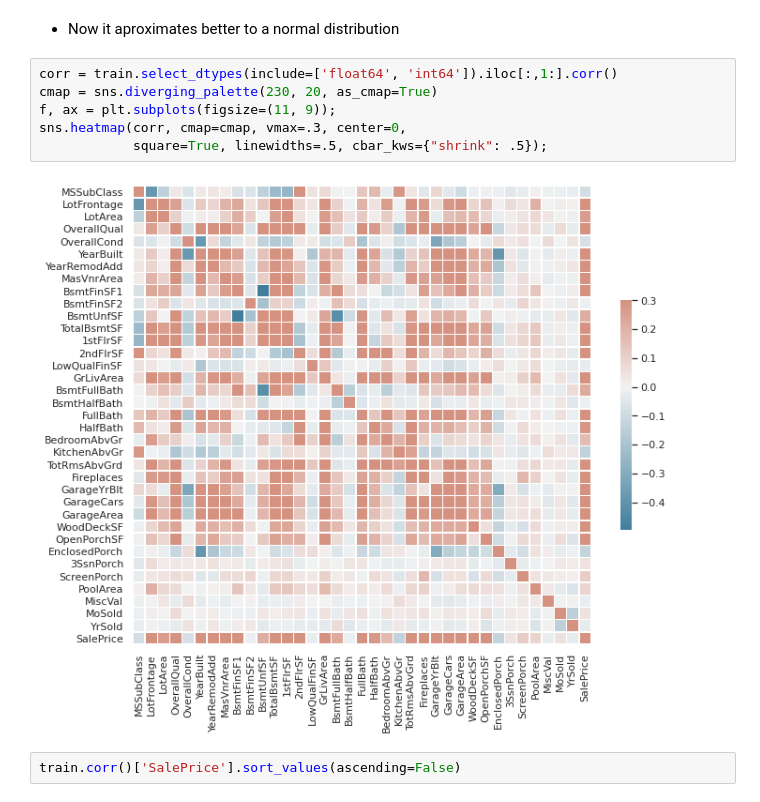
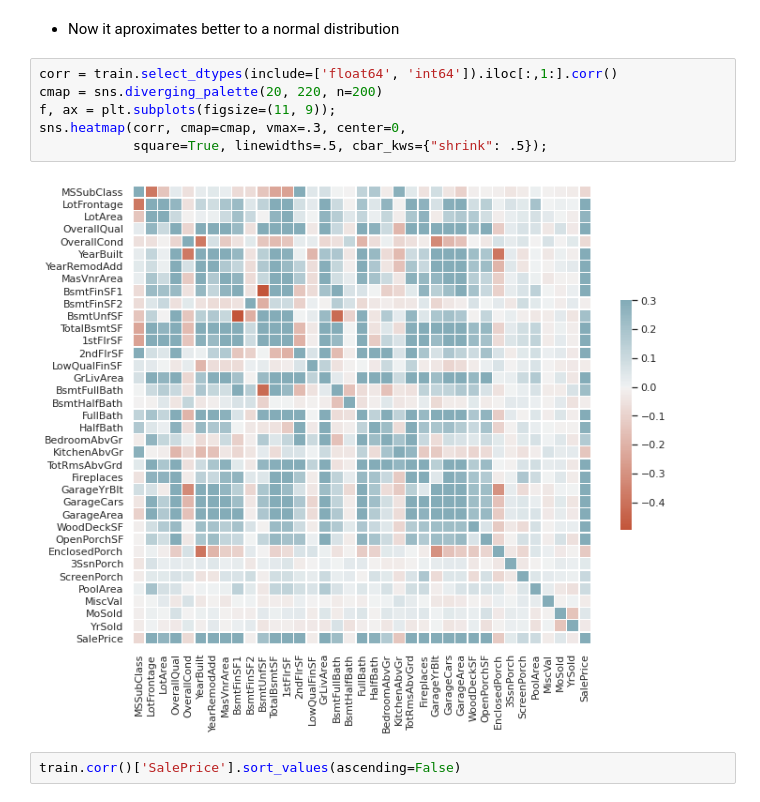
Before and after one commit to adriancervero/kaggle, a Jupyter notebook: house-prices/house-prices.ipynb, the cells around one changed output. Drawn from its saved outputs; the diff is of its cells as text.

```diff
--- a/house-prices/house-prices.ipynb
+++ b/house-prices/house-prices.ipynb
@@ -155,12 +167,12 @@ sns.displot(np.log(train['SalePrice']));
 * Now it aproximates better to a normal distribution
 # %%
 corr = train.select_dtypes(include=['float64', 'int64']).iloc[:,1:].corr()
-cmap = sns.diverging_palette(230, 20, as_cmap=True)
+cmap = sns.diverging_palette(20, 220, n=200)
 f, ax = plt.subplots(figsize=(11, 9));
 sns.heatmap(corr, cmap=cmap, vmax=.3, center=0,
             square=True, linewidths=.5, cbar_kws={"shrink": .5});
 # %% [output]
-[figure, old version]
+[figure, new version]
 # %%
 train.corr()['SalePrice'].sort_values(ascending=False)
 # %% [output]
```
Also changed, not shown: parts of 59 cells of this notebook.
